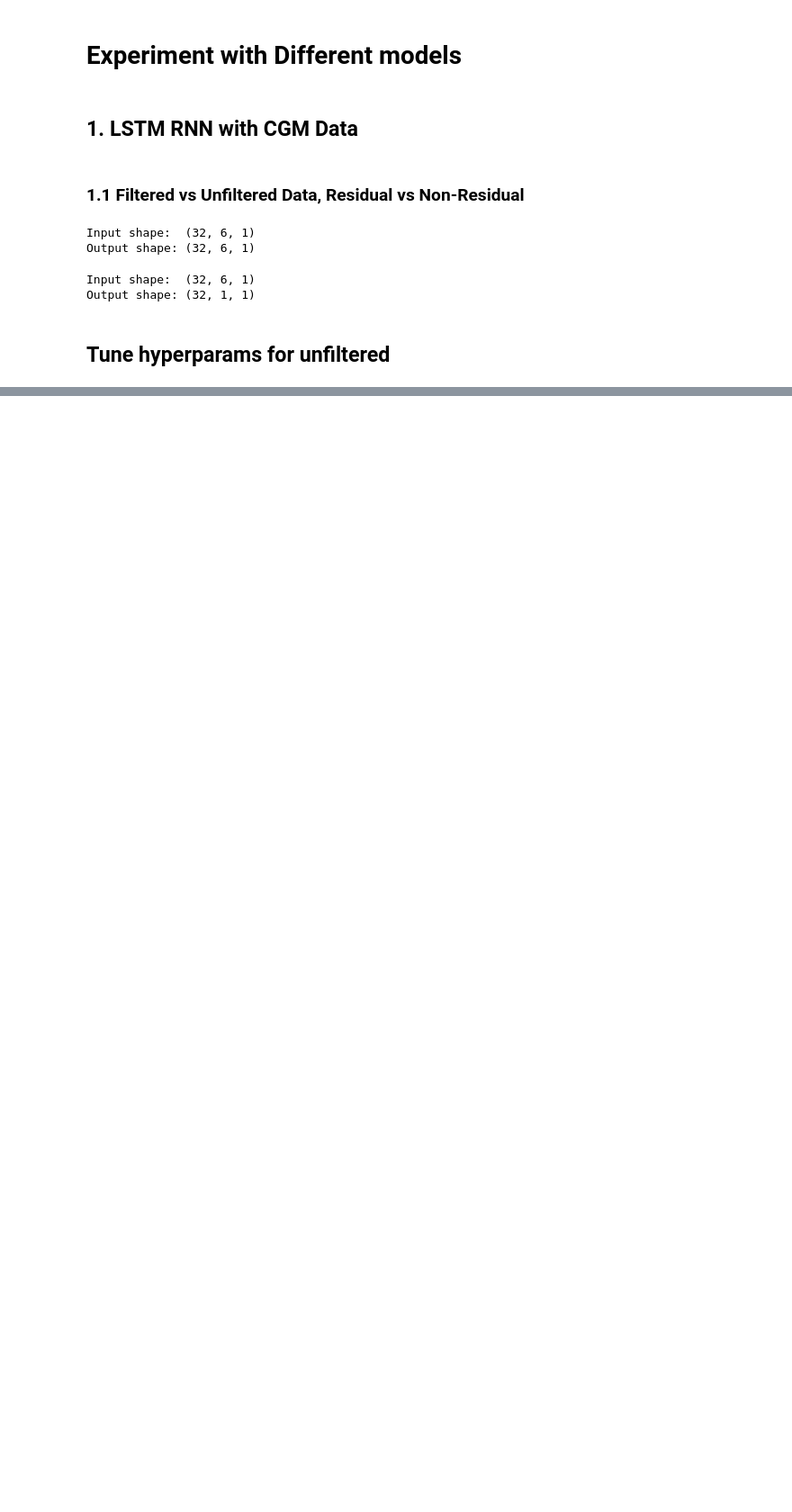
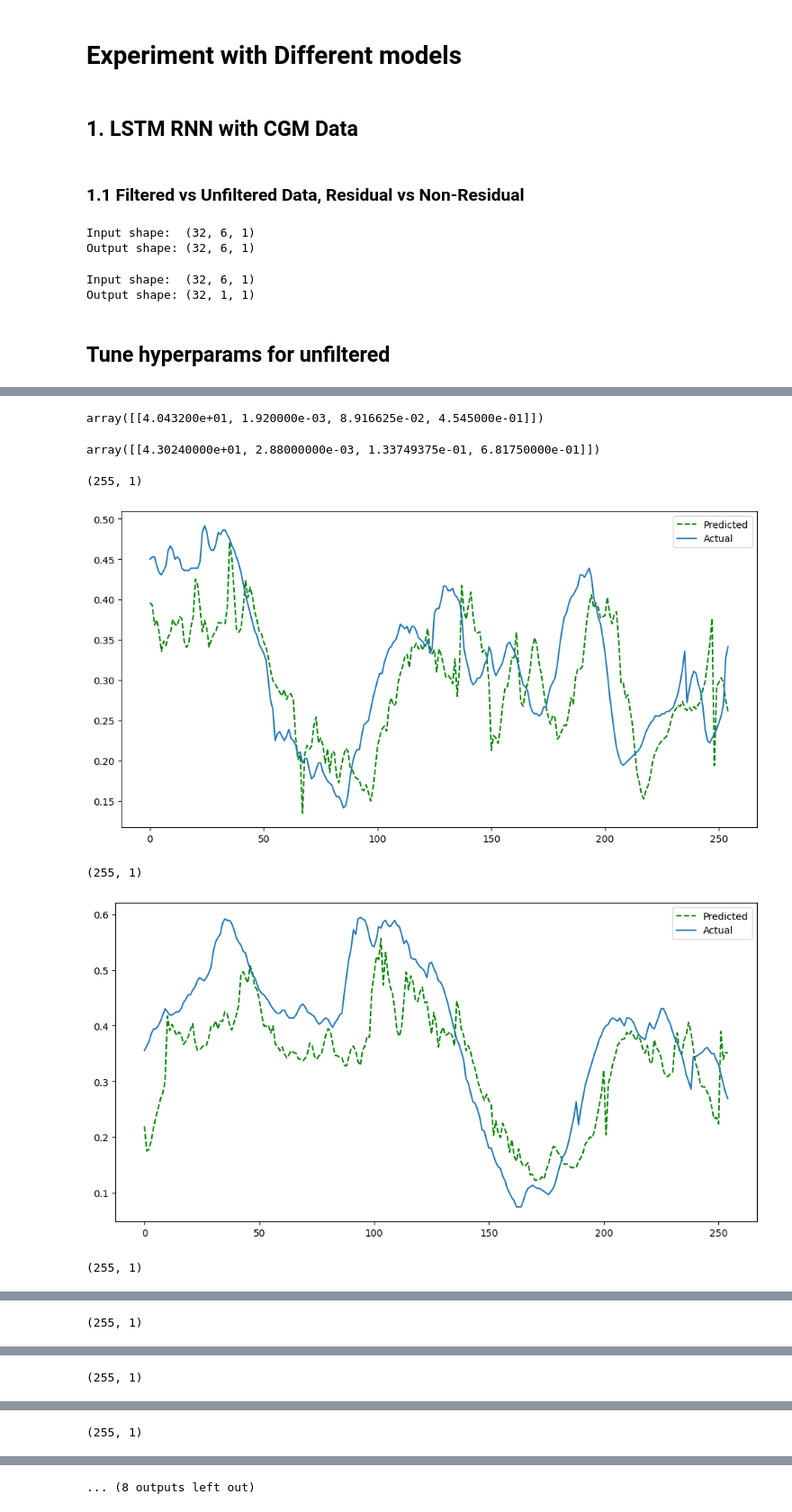
Before and after one commit to Zumbergz/BGLPredictor, a Jupyter notebook: code/BGPrediction.ipynb, the cells around one changed output, grey strips where cells are left out. Shown at 90% size. Cells and saved outputs as stored; diff of their text form; code cells hidden in the pictures; blank space fills up the shorter version.

```diff
--- a/code/BGPrediction.ipynb
+++ b/code/BGPrediction.ipynb
@@ -520,0 +548,2 @@ KeyboardInterrupt:
+# %%
+pred2 = create_range(12, all_train_normed[2], all_test_normed[2], previous)
@@ -520,0 +552,2 @@ KeyboardInterrupt:
+# %%
+fit_model(lstm2, pred2, lr=1e-3, MAX_EPOCHS=30)
@@ -520,0 +578,4 @@ KeyboardInterrupt:
+# %%
+lstm2 = create_normal_lstm(1, num_units=352)
+# %%
+fit_model(lstm2, pred2, lr=1e-3, MAX_EPOCHS=23)
@@ -520,0 +610,16 @@ KeyboardInterrupt:
+# %%
+scale.inverse_transform([[0.0018,0.0018,0.0018,0.0018]])
+# %% [output]
+array([[4.043200e+01, 1.920000e-03, 8.916625e-02, 4.545000e-01]])
+# %%
+scale.inverse_transform([[0.0084,0.0018,0.0018,0.0018]])
+# %% [output]
+array([[4.30240000e+01, 2.88000000e-03, 1.33749375e-01, 6.81750000e-01]])
+# %%
+plot_model_predictions(lstm2, pred2, num_graphs=10)
+# %% [output]
+(255, 1)
+[figure, added]
+(255, 1)
+[figure, added]
+(255, 1)
@@ -520,0 +627 @@ KeyboardInterrupt:
+(255, 1)
@@ -520,0 +629 @@ KeyboardInterrupt:
+(255, 1)
@@ -520,0 +631 @@ KeyboardInterrupt:
+(255, 1)
@@ -520,0 +633 @@ KeyboardInterrupt:
+... (8 outputs left out)
```
Also changed, not shown: parts of 31 cells of this notebook, 2 other files.
